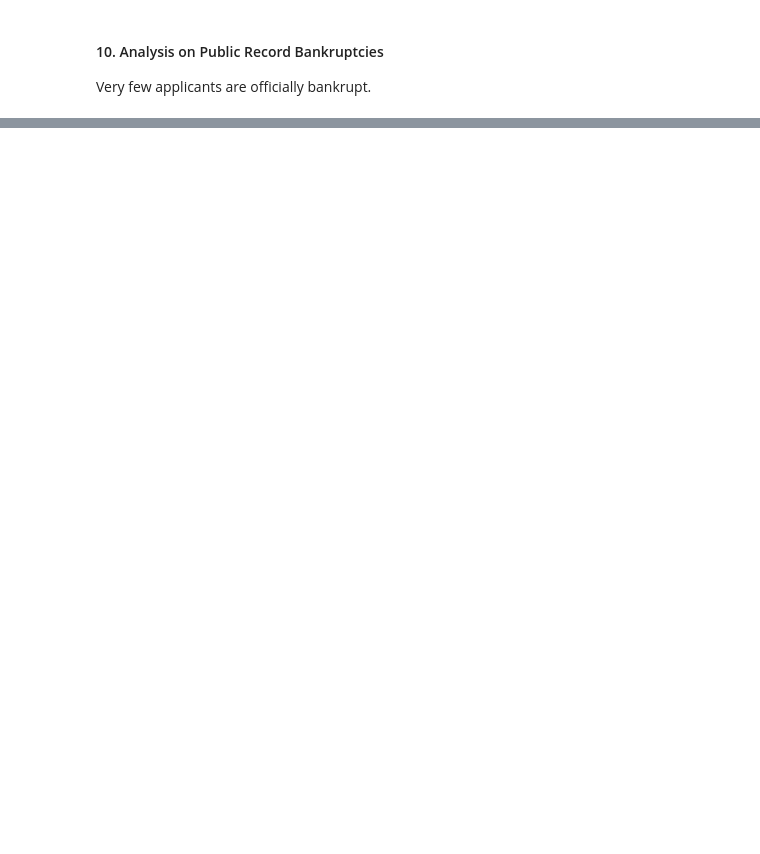
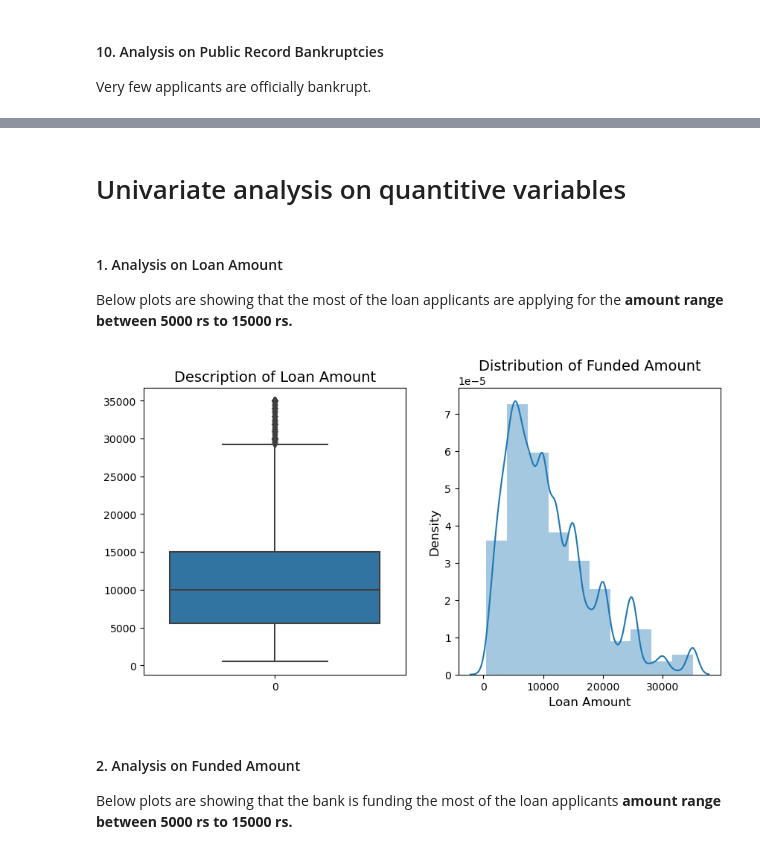
Before and after one commit to shootingStar10/EPGP-IIITB, a Jupyter notebook: Lending Club Case Study Main.ipynb, the cells around one changed output, grey strips where cells are left out. Cells and saved outputs as stored; diff of their text form; code cells hidden in the pictures; blank space fills up the shorter version.

```diff
--- a/Lending Club Case Study Main.ipynb
+++ b/Lending Club Case Study Main.ipynb
@@ -212,0 +291,25 @@ plt.show()
+# %% [markdown]
+# Univariate analysis on quantitive variables
+# %% [markdown]
+#### 1. Analysis on Loan Amount
+Below plots are showing that the most of the loan applicants are applying for the **amount range between 5000 rs to 15000 rs.**
+# %%
+plt = reload(plt)
+plt.figure(figsize = (10, 5))
+
+plt.subplot(1,2,1)
+ax = sns.boxplot(data['loan_amnt'])
+ax.set_title('Description of Loan Amount', fontsize=14)
+
+plt.subplot(1,2,2)
+ax = sns.distplot(data['loan_amnt'], bins=10)
+ax.set_title('Distribution of Funded Amount', fontsize=14)
+ax.set_ylabel('Density', fontsize = 12)
+ax.set_xlabel('Loan Amount', fontsize = 12)
+
+plt.show()
+# %% [output]
+[figure, added]
+# %% [markdown]
+#### 2. Analysis on Funded Amount
+Below plots are showing that the bank is funding the most of the loan applicants **amount range between 5000 rs to 15000 rs.**
```
Also changed, not shown: parts of 71 cells of this notebook.
